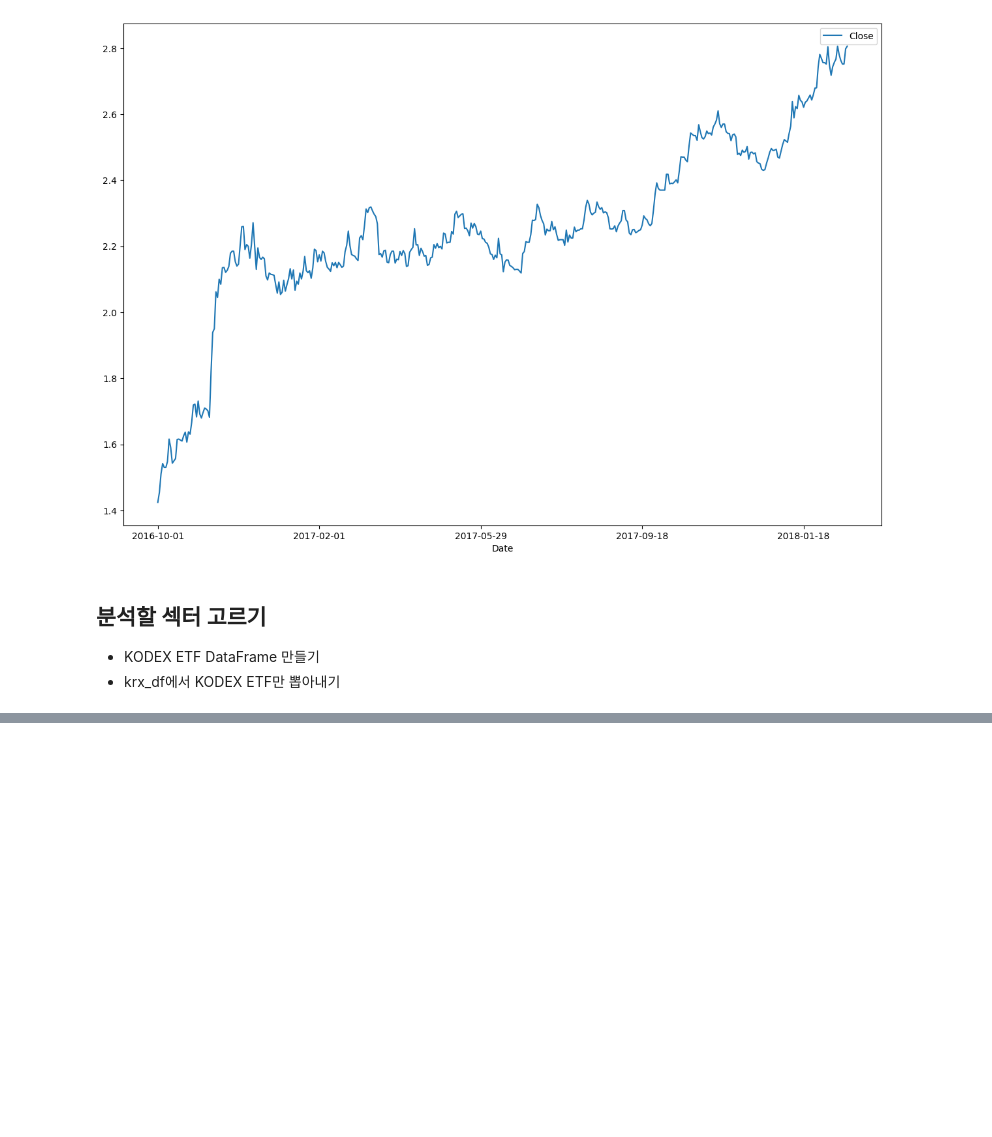
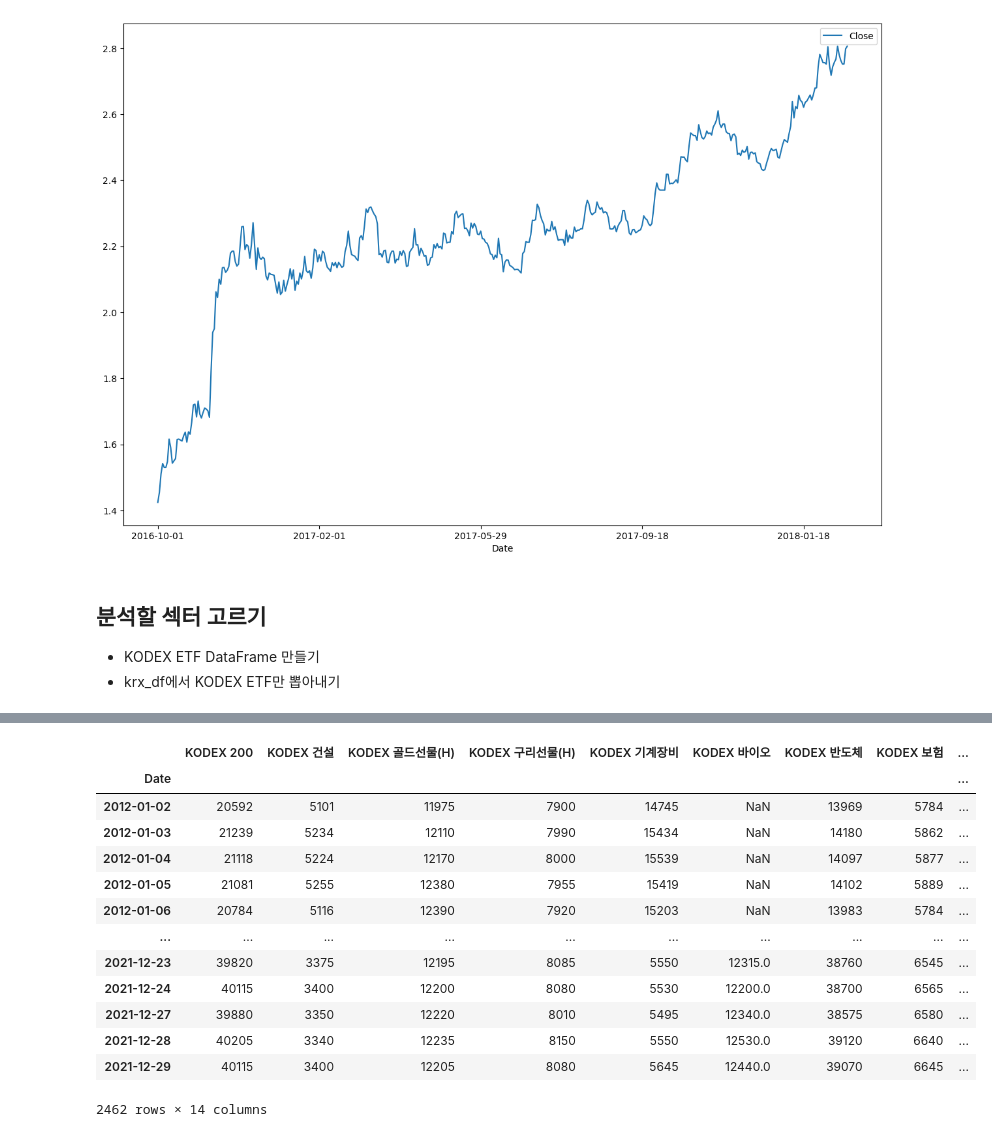
Before and after one commit to kdw98tg/pandas_study, a Jupyter notebook: pandas/강의자료/강의수강용/pandas for finance data _ project.ipynb, the cells around one changed output, grey strips where cells are left out. Cells and saved outputs as stored; diff of their text form; code cells hidden in the pictures; blank space fills up the shorter version.

Commit message:
pandas 프로젝트 예제

```diff
--- a/pandas/강의자료/강의수강용/pandas for finance data _ project.ipynb
+++ b/pandas/강의자료/강의수강용/pandas for finance data _ project.ipynb
@@ -4,10 +4,11 @@
 ## 국채 10Y  Rate 관찰
 # %%
 import pandas as pd
-pd.set_option("display.max_rows",None)
+pd.set_option("display.max_rows",10)
 import matplotlib.pyplot as plt
 
-rate_10_path = "/Users/kimdongwoo/pandas_study/pandas/강의자료/Data/10Y Rate.csv"
+# rate_10_path = "/Users/kimdongwoo/pandas_study/pandas/강의자료/Data/10Y Rate.csv"
+rate_10_path = "C:\\Users\\window11\\Documents\\Github\\pandas_study\\pandas\\강의자료\\Data\\10Y Rate.csv"
 df_10_rate = pd.read_csv(rate_10_path, index_col = "Date")
 df_10_rate_close = df_10_rate[["Close"]]
 # df_10_rate_close.plot(figsize = (15,10))
@@ -50,0 +58,7 @@ sector_list = ['KODEX 200', 'KODEX IT', 'KODEX 건설', 'KODEX 게임산업', 'K
+# %%
+kodex_etf_path = "C:\\Users\\window11\\Documents\\Github\\pandas_study\\pandas\\강의자료\\Data\\KODEX_ETF.csv"
+kodex_etf_price_df = pd.read_csv(kodex_etf_path, index_col = "Date")
+
+# kodex_etf_info["Name"].isna(sector_list).sum()
+
+kodex_etf_price_df
@@ -50,0 +80,4 @@ sector_list = ['KODEX 200', 'KODEX IT', 'KODEX 건설', 'KODEX 게임산업', 'K
+# %%
+kodex_sector_df = kodex_etf_price_df[sector_list]
+kodex_sector_df
+kodex_sector_df.isna().sum(axis = 0)
@@ -50,0 +112,21 @@ sector_list = ['KODEX 200', 'KODEX IT', 'KODEX 건설', 'KODEX 게임산업', 'K
+# %%
+# 날짜기간과 안 맞는 Sector을 분별한다
+
+drop_list = ['KODEX 게임산업', 'KODEX 고배당', 'KODEX IT', 'KODEX 필수소비재', 'KODEX 헬스케어', 'KODEX 경기소비재']
+kodex_sector_df = kodex_sector_df.drop(drop_list, axis = 1)
+kodex_sector_df
+# %% [output]
+|  | KODEX 200 | KODEX 건설 | KODEX 골드선물(H) | KODEX 구리선물(H) | KODEX 기계장비 | KODEX 바이오 | KODEX 반도체 | KODEX 보험 | ... |
+| Date |  |  |  |  |  |  |  |  | ... |
+| 2012-01-02 | 20592 | 5101 | 11975 | 7900 | 14745 | NaN | 13969 | 5784 | ... |
+| 2012-01-03 | 21239 | 5234 | 12110 | 7990 | 15434 | NaN | 14180 | 5862 | ... |
+| 2012-01-04 | 21118 | 5224 | 12170 | 8000 | 15539 | NaN | 14097 | 5877 | ... |
+| 2012-01-05 | 21081 | 5255 | 12380 | 7955 | 15419 | NaN | 14102 | 5889 | ... |
+| 2012-01-06 | 20784 | 5116 | 12390 | 7920 | 15203 | NaN | 13983 | 5784 | ... |
+| ... | ... | ... | ... | ... | ... | ... | ... | ... | ... |
+| 2021-12-23 | 39820 | 3375 | 12195 | 8085 | 5550 | 12315.0 | 38760 | 6545 | ... |
+| 2021-12-24 | 40115 | 3400 | 12200 | 8080 | 5530 | 12200.0 | 38700 | 6565 | ... |
+| 2021-12-27 | 39880 | 3350 | 12220 | 8010 | 5495 | 12340.0 | 38575 | 6580 | ... |
+| 2021-12-28 | 40205 | 3340 | 12235 | 8150 | 5550 | 12530.0 | 39120 | 6640 | ... |
+| 2021-12-29 | 40115 | 3400 | 12205 | 8080 | 5645 | 12440.0 | 39070 | 6645 | ... |
+2462 rows × 14 columns
```
Also changed, not shown: parts of 5 cells of this notebook, 1 other file.
